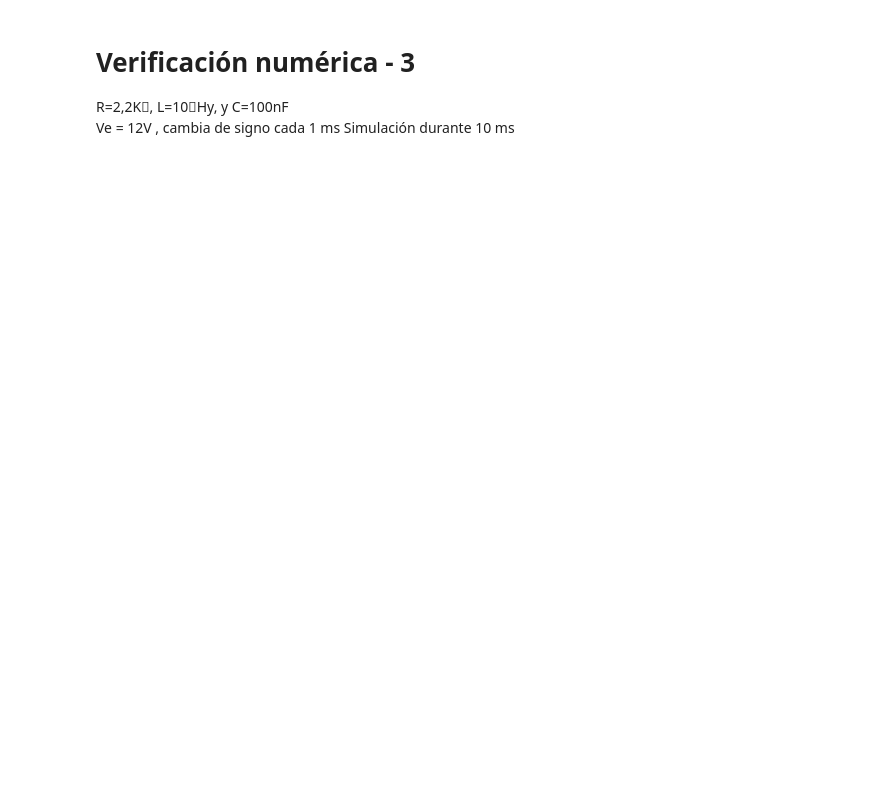
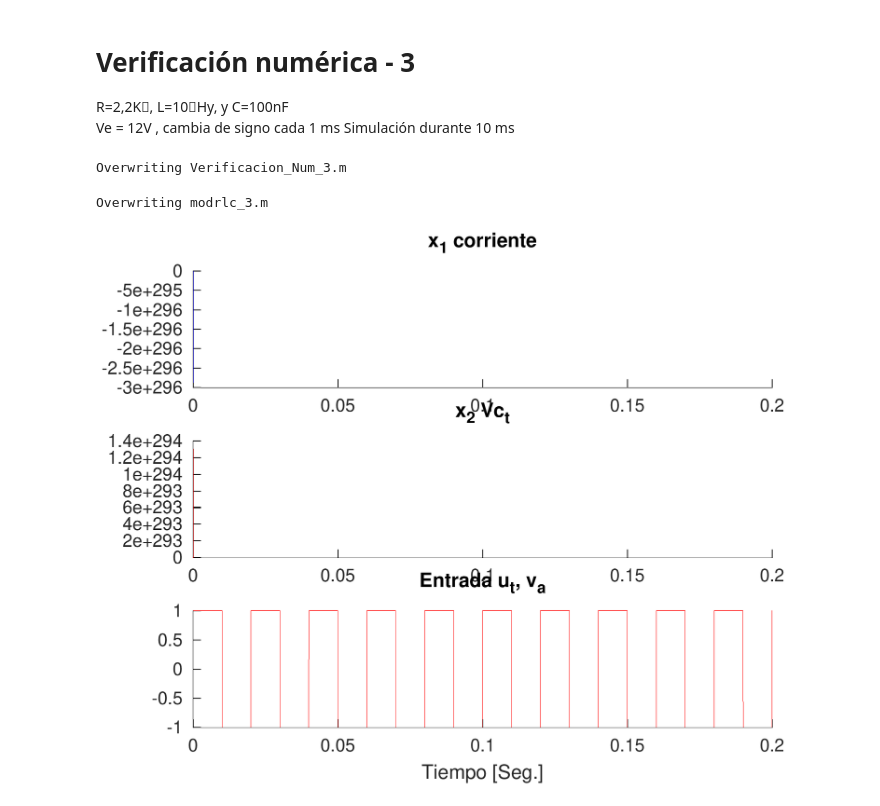
Before and after one commit to jgp20/HCSPD2024, a Jupyter notebook: Actividades_Clase1.ipynb, the cells around one changed output. Drawn from its saved outputs; the diff is of its cells as text; code cells hidden in the pictures; blank space fills up the shorter version.

```diff
--- a/Actividades_Clase1.ipynb
+++ b/Actividades_Clase1.ipynb
@@ -260,13 +263,14 @@ R=2,2K, L=10Hy, y C=100nF
 Ve = 12V , cambia de signo cada 1 ms
 Simulación durante 10 ms
 # %%
+%%writefile Verificacion_Num_3.m
 clc;clear all;
 warning('off','all');
 X=[0; 0];ii=0;
-t_etapa=1e-8;tF=1e-3;
+t_etapa=1e-5;tF=200e-3;
 color_='r';
 color='b';
-u=12;
+u=1;
 % x1(1)=X(1);%corriente
 % x2(2)=X(2);%tensión en el capacitor
 for t=0:t_etapa:tF
@@ -274,14 +278,15 @@ for t=0:t_etapa:tF
   %k=ii+2;
   x1(ii)=X(1);%corriente
   x2(ii)=X(2);%tensión en el capacitor
-  X=modrlc(t_etapa, X, u);
+  X=modrlc_3(t_etapa, X, u);
   acc(ii)=u;
-  if (ii/10)*10 == ii
+  %ii2 = ii/100;
+  if mod(ii,1000) == 0
     % cada 1 ms cambia la tension de entrada
-    if u == 12
-      u = -12;
+    if u == 1
+      u = -1;
     else
-      u = 12;
+      u = 1;
     end
   end
 end
@@ -294,15 +299,17 @@ plot(t,x2,color_);title('x_2 Vc_t');
 subplot(3,1,3);hold on;
 plot(t,acc,color_);title('Entrada u_t, v_a');
 xlabel('Tiempo [Seg.]');
-print(hfig1,'Vars_temporal','-r300','-dpng');
-save('Verificacion_Num_2.mat','-v7');
+print(hfig1,'Vars_temporal_3','-r300','-dpng');
+save('Verificacion_Num_3.mat','-v7');
+# %% [output]
+Overwriting Verificacion_Num_3.m
 # %%
-%%writefile modrlc.m
+%%writefile modrlc_3.m
 %Funcion modelo
-function [X]=modrlc(t_etapa, xant, accion)
-h=1e-9;
-%t_simul=1e-8;
-R=2200;L=10e-6;C=100e-9;
+function [X]=modrlc_3(t_etapa, xant, accion)
+h=1e-6;
+%t_simul=1e-2;
+R=22000;L=10e-6;C=100e-9;
 A=[-R/L, -1/L;1/C,0];B=[1/L;0];%
 % eig(A)
 % 1./ans
@@ -313,5 +320,7 @@ xp=A*x+B*u;
 x=x+xp*h;
 end
 X=[x];%x1 corriente, x2 tensión
+# %% [output]
+Overwriting modrlc_3.m
 # %%
 # -W : no window system
@@ -321,4 +330,6 @@ mat = scipy.io.loadmat('/content/Verificacion_Num_2.mat')
 # %%
 from PIL import Image
-imt = Image.open("/content/Vars_temporal.png")
+imt = Image.open("/content/Vars_temporal_3.png")
 imt
+# %% [output]
+[figure, added]
```
Also changed, not shown: parts of 5 cells of this notebook.
